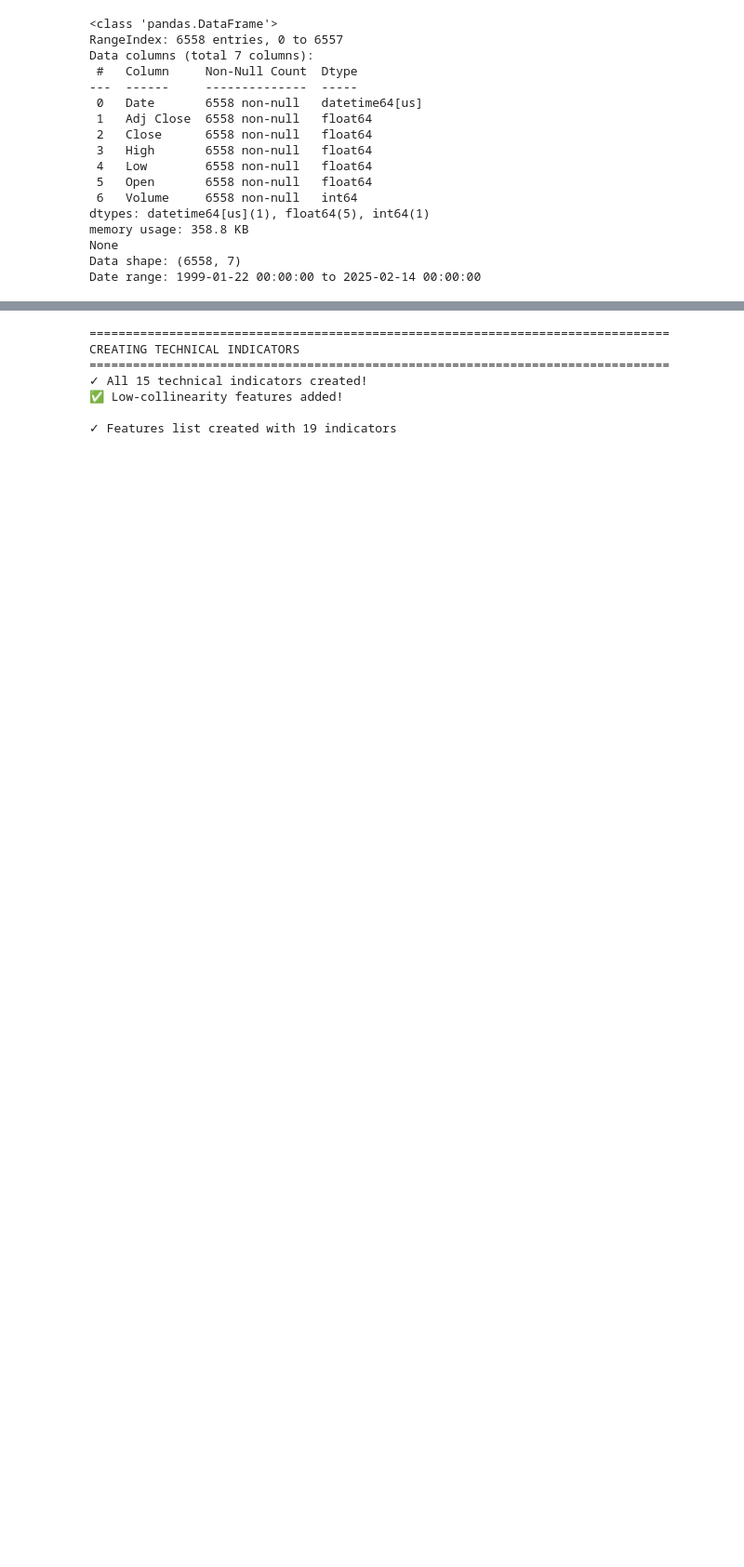
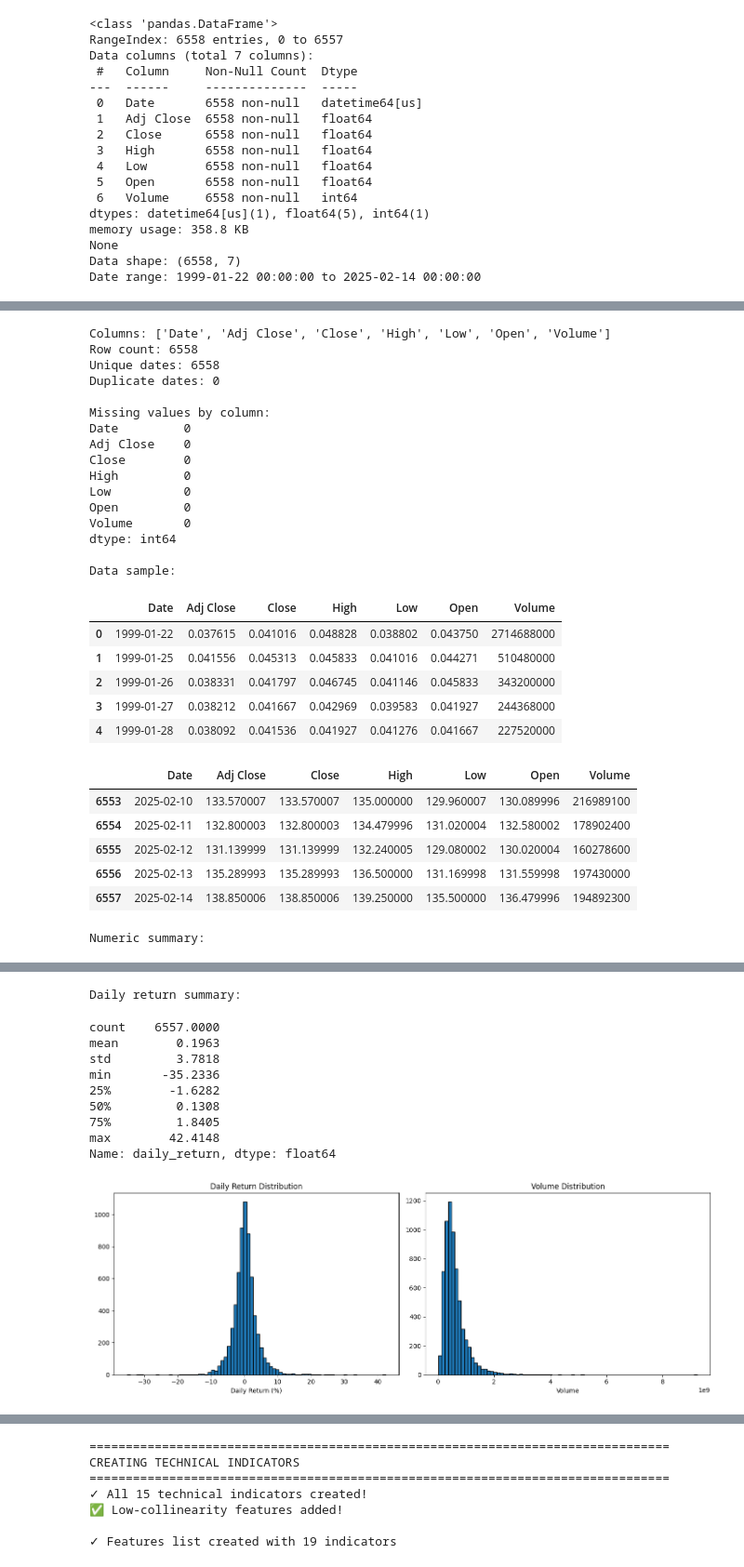
Before and after one commit to dansil2301/BasicStockPricePrediction, a Jupyter notebook: Pranav2.ipynb, the cells around one changed output, grey strips where cells are left out. Shown at 93% size. Cells and saved outputs as stored; diff of their text form; code cells hidden in the pictures; blank space fills up the shorter version.

```diff
--- a/Pranav2.ipynb
+++ b/Pranav2.ipynb
@@ -170,0 +81,69 @@ plot_target_over_time(df_good)
+# %%
+# ===== DATA UNDERSTANDING =====
+# Inspect raw Nvidia OHLCV data before any target or feature engineering
+
+print("Columns:", df.columns.tolist())
+print("Row count:", len(df))
+print("Unique dates:", df["Date"].nunique())
+print("Duplicate dates:", df["Date"].duplicated().sum())
+print("\nMissing values by column:")
+print(df.isna().sum())
+
+print("\nData sample:")
+display(df.head())
+display(df.tail())
+
+print("\nNumeric summary:")
+display(df.describe().T)
+
+# Add a daily return column for understanding volatility
+df["daily_return"] = df["Adj Close"].pct_change() * 100
+
+print("\nDaily return summary:")
+display(df["daily_return"].describe().round(4))
+
+# Basic visual checks
+plt.figure(figsize=(14, 5))
+
+plt.subplot(1, 2, 1)
+plt.hist(df["daily_return"].dropna(), bins=80, edgecolor="k")
+plt.title("Daily Return Distribution")
+plt.xlabel("Daily Return (%)")
+
+plt.subplot(1, 2, 2)
+plt.hist(df["Volume"].dropna(), bins=80, edgecolor="k")
+plt.title("Volume Distribution")
+plt.xlabel("Volume")
+
+plt.tight_layout()
+plt.show()
+# %% [output]
+Columns: ['Date', 'Adj Close', 'Close', 'High', 'Low', 'Open', 'Volume']
+Row count: 6558
+Unique dates: 6558
+Duplicate dates: 0
+
+Missing values by column:
+Date         0
+Adj Close    0
+Close        0
+High         0
+Low          0
+Open         0
+Volume       0
+dtype: int64
+
+Data sample:
+|  | Date | Adj Close | Close | High | Low | Open | Volume |
+| 0 | 1999-01-22 | 0.037615 | 0.041016 | 0.048828 | 0.038802 | 0.043750 | 2714688000 |
+| 1 | 1999-01-25 | 0.041556 | 0.045313 | 0.045833 | 0.041016 | 0.044271 | 510480000 |
+| 2 | 1999-01-26 | 0.038331 | 0.041797 | 0.046745 | 0.041146 | 0.045833 | 343200000 |
+| 3 | 1999-01-27 | 0.038212 | 0.041667 | 0.042969 | 0.039583 | 0.041927 | 244368000 |
+| 4 | 1999-01-28 | 0.038092 | 0.041536 | 0.041927 | 0.041276 | 0.041667 | 227520000 |
+|  | Date | Adj Close | Close | High | Low | Open | Volume |
+| 6553 | 2025-02-10 | 133.570007 | 133.570007 | 135.000000 | 129.960007 | 130.089996 | 216989100 |
+| 6554 | 2025-02-11 | 132.800003 | 132.800003 | 134.479996 | 131.020004 | 132.580002 | 178902400 |
+| 6555 | 2025-02-12 | 131.139999 | 131.139999 | 132.240005 | 129.080002 | 130.020004 | 160278600 |
+| 6556 | 2025-02-13 | 135.289993 | 135.289993 | 136.500000 | 131.169998 | 131.559998 | 197430000 |
+| 6557 | 2025-02-14 | 138.850006 | 138.850006 | 139.250000 | 135.500000 | 136.479996 | 194892300 |
+Numeric summary:
@@ -170,0 +158,11 @@ plot_target_over_time(df_good)
+Daily return summary:
+count    6557.0000
+mean        0.1963
+std         3.7818
+min       -35.2336
+25%        -1.6282
+50%         0.1308
+75%         1.8405
+max        42.4148
+Name: daily_return, dtype: float64
+[figure, added]
```
Also changed, not shown: parts of 55 cells of this notebook, 5 other files.
